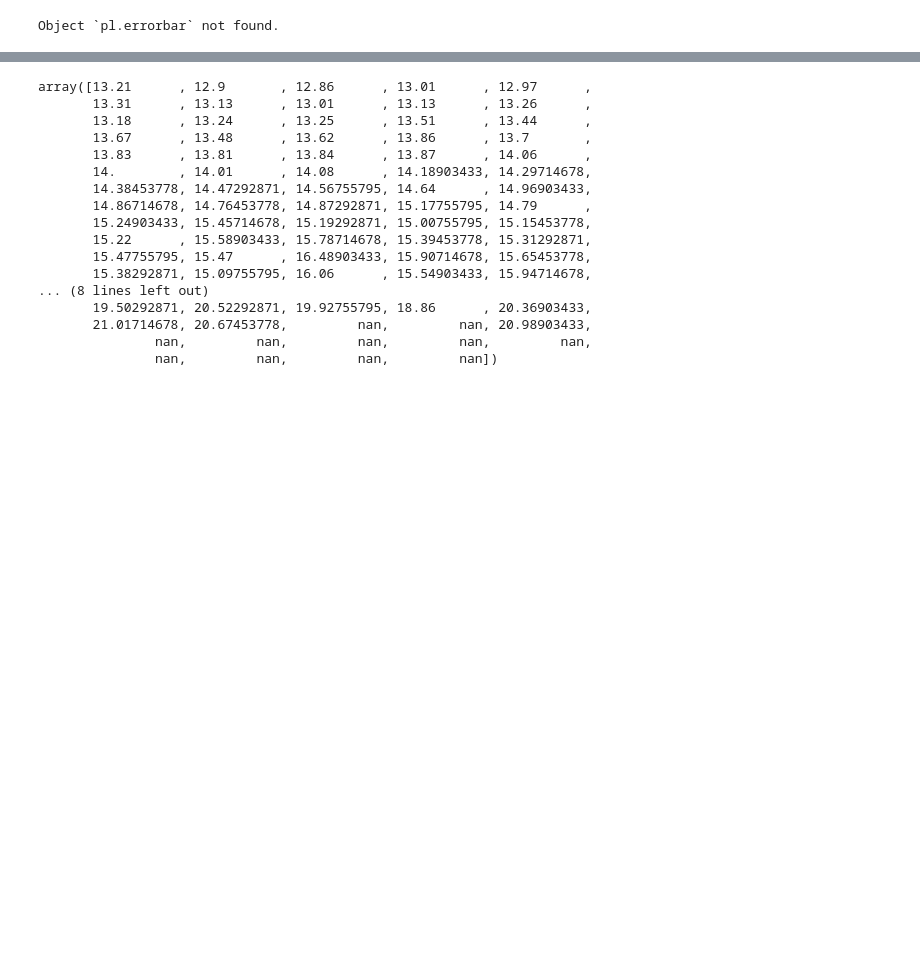
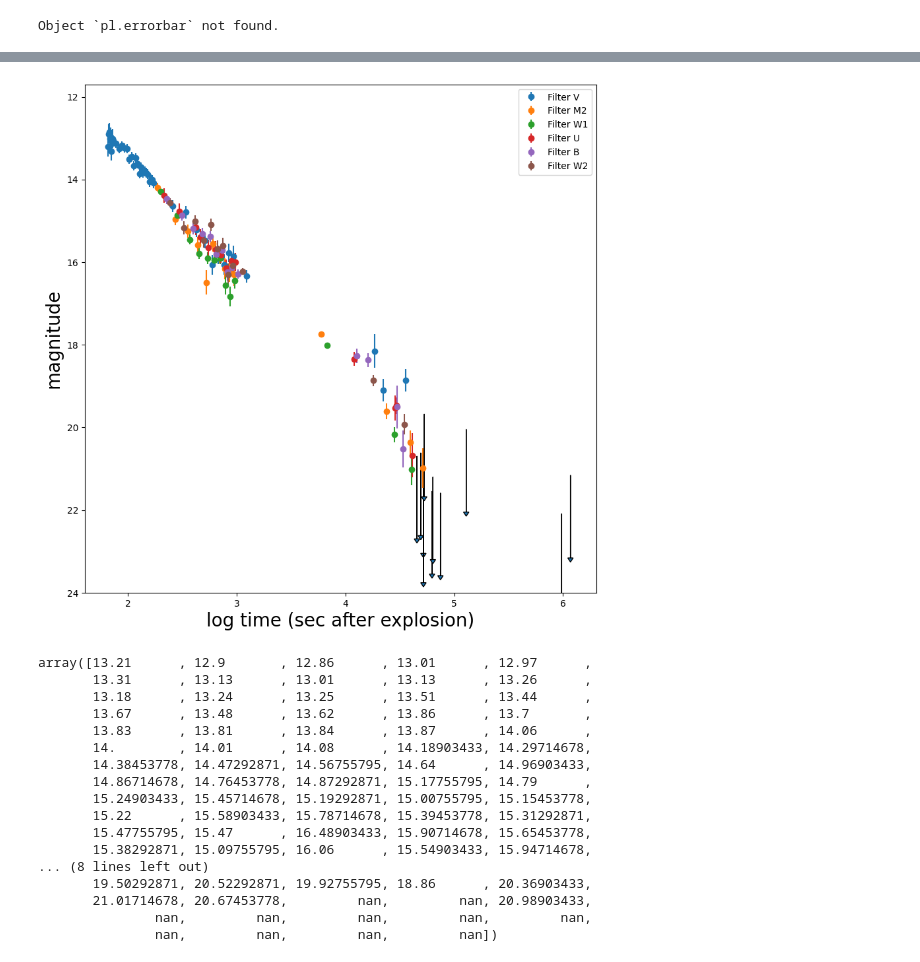
Before and after one commit to Ashmie11/FMLTSA_AshmieThapa, a Jupyter notebook: In class/MLTSA25_lab 3.ipynb, the cells around one changed output, grey strips where cells are left out. Cells and saved outputs as stored; diff of their text form; code cells hidden in the pictures; blank space fills up the shorter version.

```diff
--- a/In class/MLTSA25_lab 3.ipynb
+++ b/In class/MLTSA25_lab 3.ipynb
@@ -104,27 +95,21 @@ pl.errorbar?
 # %% [output]
 Object `pl.errorbar` not found.
 # %%
-#create a figure container and an axis object inside of it
+import matplotlib.pyplot as pl
+import numpy as np
+
 ax = pl.figure(figsize=(10,10)).add_subplot(111)
 
-#loop on every filter to plot - this will give differnt colors naturally.
-#Use pl.errorbar to plot the uncertainties
+for f in grbAG["filter"].unique():
+    filter_data = grbAG[grbAG["filter"] == f]
+    pl.errorbar(filter_data["logtime"], filter_data["mag"], yerr=filter_data["magerr"], fmt='o', label=f'Filter {f}')
 
-for f in grbAG["filter"].unique():
-    pl.errorbar(...
+for i in grbAG[grbAG.upperlimit == 1].index:
+    pl.arrow(grbAG.loc[i].logtime, grbAG.loc[i].magerr, 0, 2, head_width=0.05, head_length=0.1, ec='k')
 
-
-# plot the upperlimits as arrows
-for i in grbAG[grbAG.upperlimit == 1].index:
-    pl.arrow(grbAG.loc[i].logtime,
-             grbAG.loc[i].magerr, 0, 2,
-            head_width=0.05, head_length=0.1, ec='k')
-
-# I am going to invert the y axis because the "magnitude" measurement is an inverse scale: brighter is smaller
-pl.ylim(24,11.7)
+pl.ylim(24, 11.7)
 pl.legend()
-
-#Always rememebr you axis labels!!
 pl.ylabel("magnitude", fontsize=20)
-pl.xlabel("log time (sec after explosion)", fontsize=20);
+pl.xlabel("log time (sec after explosion)", fontsize=20)
+pl.show()
 # %% [output]
@@ -132,3 +116,4 @@ SyntaxError: '(' was never closed (<ipython-input-21-993e83758f73>, line 8)
+[figure, added]
 # %%
 
 grbAG['logtime'] = np.log10(grbAG['time']) # Create the logtime column if it does not exist
```
Also changed, not shown: parts of 4 cells of this notebook.
